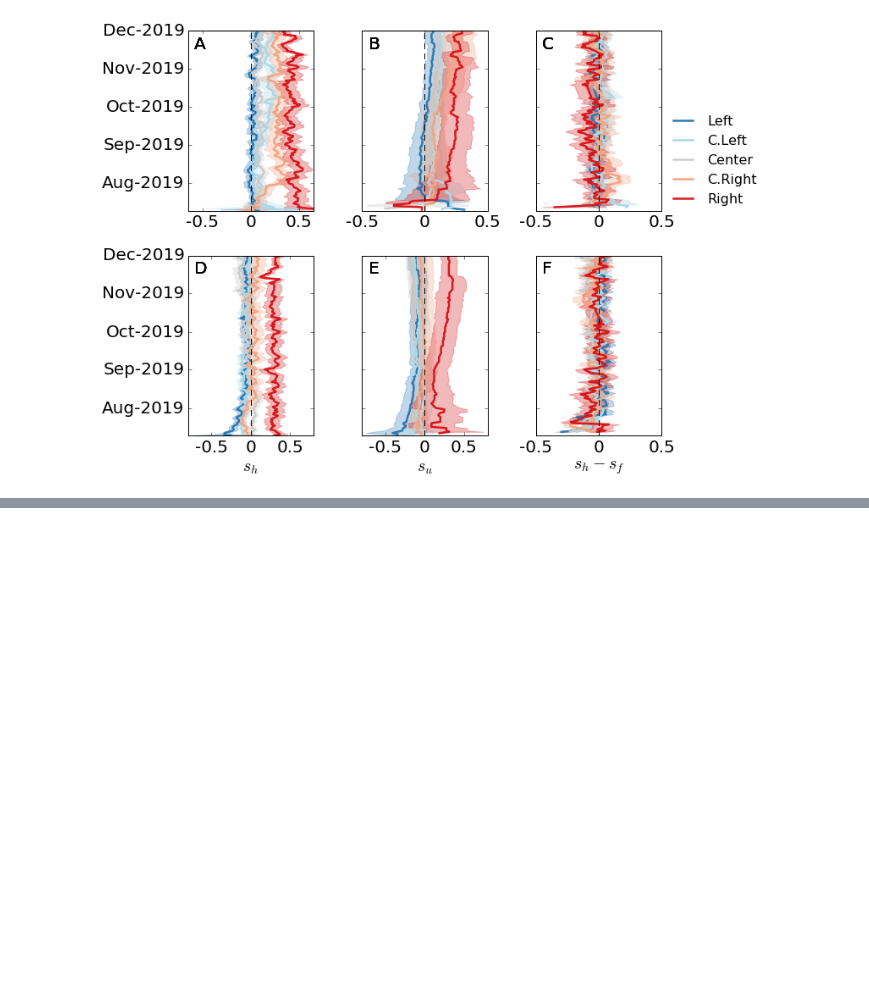
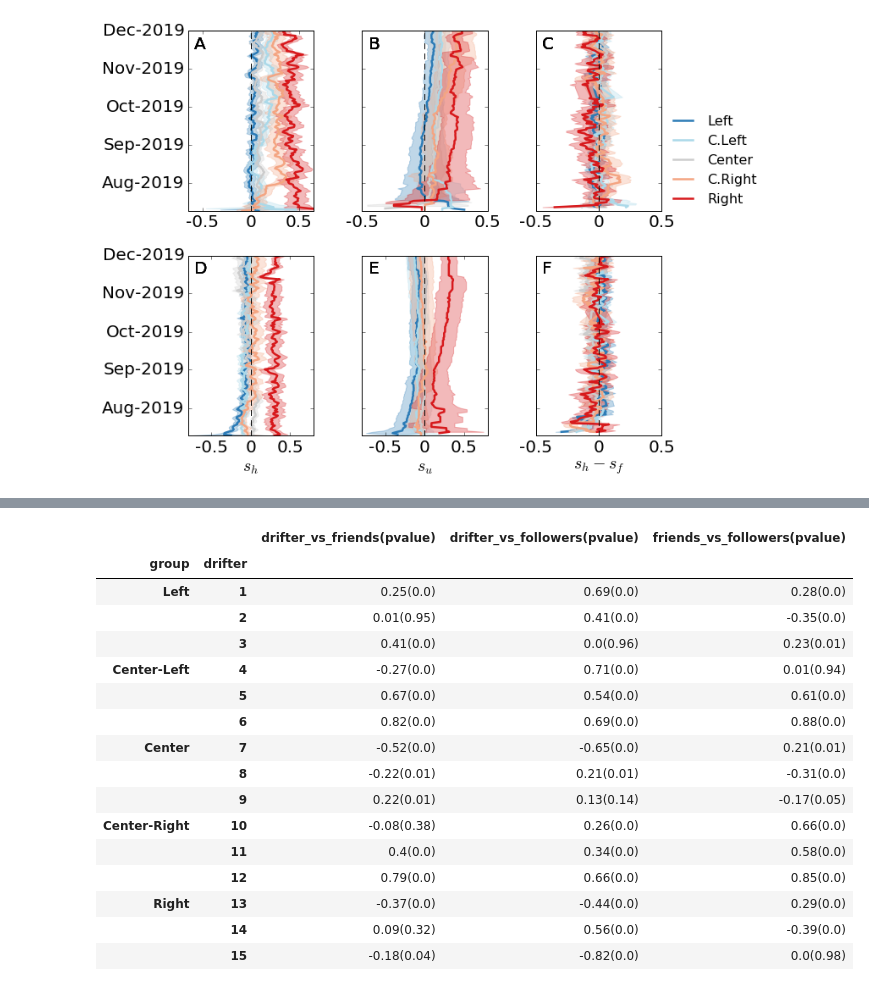
Before and after one commit to osome-iu/DrifterBot, a Jupyter notebook: exps/FinalPaperPlots.ipynb, the cells around one changed output, grey strips where cells are left out. Cells and saved outputs as stored; diff of their text form; code cells hidden in the pictures; blank space fills up the shorter version.

```diff
--- a/exps/FinalPaperPlots.ipynb
+++ b/exps/FinalPaperPlots.ipynb
@@ -431,0 +538,20 @@ axs = plt_helper.plot_vertical_scores_summary(
+# %%
+plt_helper.compute_corr(drifter_tl_df, friend_tl_df, follower_tl_df)
+# %% [output]
+|  |  | drifter_vs_friends(pvalue) | drifter_vs_followers(pvalue) | friends_vs_followers(pvalue) |
+| group | drifter |  |  |  |
+| Left | 1 | 0.25(0.0) | 0.69(0.0) | 0.28(0.0) |
+|  | 2 | 0.01(0.95) | 0.41(0.0) | -0.35(0.0) |
+|  | 3 | 0.41(0.0) | 0.0(0.96) | 0.23(0.01) |
+| Center-Left | 4 | -0.27(0.0) | 0.71(0.0) | 0.01(0.94) |
+|  | 5 | 0.67(0.0) | 0.54(0.0) | 0.61(0.0) |
+|  | 6 | 0.82(0.0) | 0.69(0.0) | 0.88(0.0) |
+| Center | 7 | -0.52(0.0) | -0.65(0.0) | 0.21(0.01) |
+|  | 8 | -0.22(0.01) | 0.21(0.01) | -0.31(0.0) |
+|  | 9 | 0.22(0.01) | 0.13(0.14) | -0.17(0.05) |
+| Center-Right | 10 | -0.08(0.38) | 0.26(0.0) | 0.66(0.0) |
+|  | 11 | 0.4(0.0) | 0.34(0.0) | 0.58(0.0) |
+|  | 12 | 0.79(0.0) | 0.66(0.0) | 0.85(0.0) |
+| Right | 13 | -0.37(0.0) | -0.44(0.0) | 0.29(0.0) |
+|  | 14 | 0.09(0.32) | 0.56(0.0) | -0.39(0.0) |
+|  | 15 | -0.18(0.04) | -0.82(0.0) | 0.0(0.98) |
```
Also changed, not shown: parts of 12 cells of this notebook, 3 other files.
